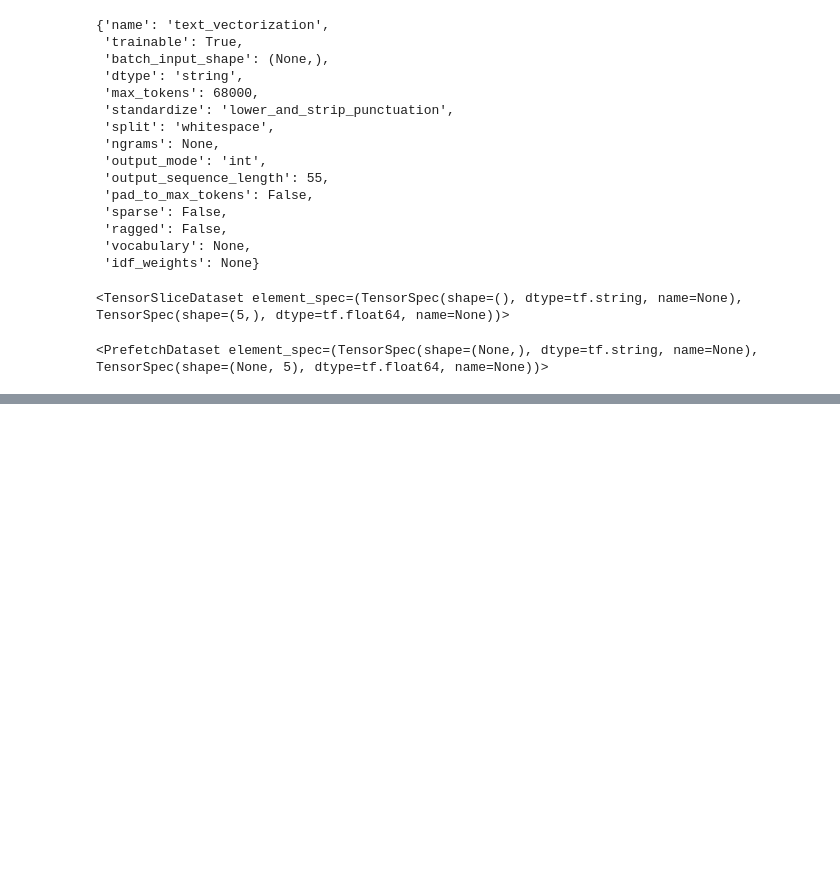
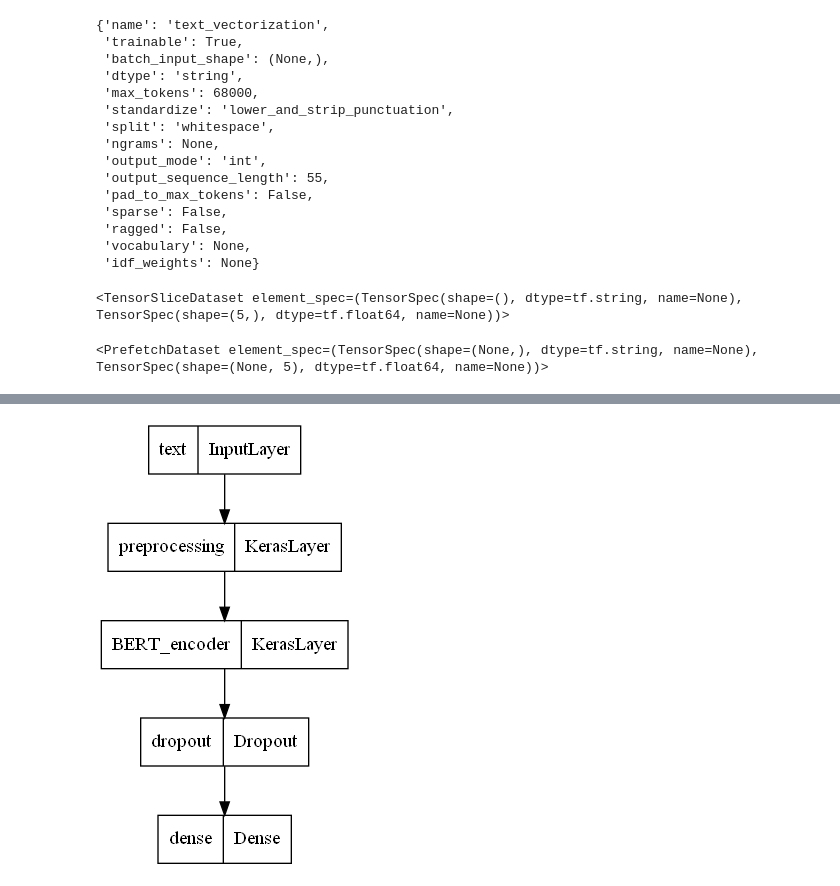
Before and after one commit to thecoldmoon/MSCI-NLP-Project, a Jupyter notebook: Tia-small-bert-Abstract-Segmentation.ipynb, the cells around one changed output, grey strips where cells are left out. Saved outputs shown, nothing was run; the diff lists cells and outputs as text; code cells hidden in the pictures; blank space fills up the shorter version.

```diff
--- a/Tia-small-bert-Abstract-Segmentation.ipynb
+++ b/Tia-small-bert-Abstract-Segmentation.ipynb
@@ -413,0 +365,25 @@ print(tf.sigmoid(bert_raw_result))
+# %%
+# Include the epoch in the file name (uses `str.format`)
+checkpoint_path = "D:/med_abstracts/models/smallbert/"
+checkpoint_dir = os.path.dirname(checkpoint_path)
+
+#batch_size = 32
+# Create a callback that saves the model's weights every 5 epochs
+cp_callback = tf.keras.callbacks.ModelCheckpoint(
+    filepath=checkpoint_path,
+    save_freq='epoch')
+
+
+# Save the weights using the `checkpoint_path` format
+#classifier_model.load_weights("training/cp-0001.ckpt.index")
+classifier_model.save_weights(checkpoint_path.format(epoch=0))
+
+
+epochs = 5
+steps_per_epoch = tf.data.experimental.cardinality(train_dataset).numpy()
+num_train_steps = steps_per_epoch * epochs
+num_warmup_steps = int(0.1*num_train_steps)
+
+init_lr = 3e-5
+
+classifier_model.compile(loss="categorical_crossentropy",optimizer=tf.keras.optimizers.Adam(),metrics=[tf.metrics.Accuracy(), tf.metrics.CategoricalAccuracy(), tf.metrics.CategoricalCrossentropy()])
@@ -413,0 +480,4 @@ print(tf.sigmoid(bert_raw_result))
+# %%
+tf.keras.utils.plot_model(classifier_model)
+# %% [output]
+[figure, added]
```
Also changed, not shown: parts of 21 cells of this notebook, 29 other files.
